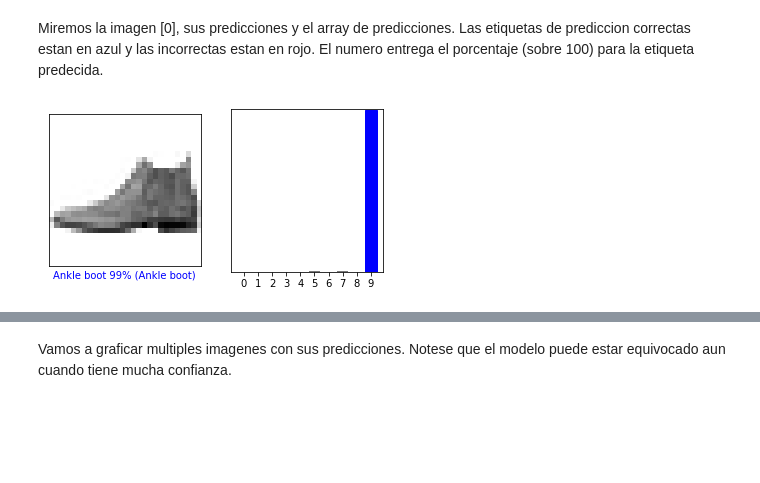
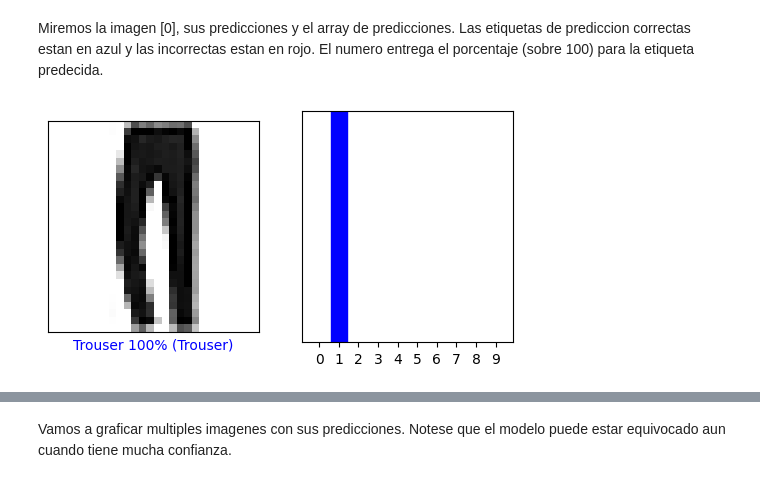
Before and after one commit to JLGOrtega/repo-clase-dsvlcsep24, a Jupyter notebook: 4-Deep_Learning/1-Intro Deep Learning/ejercicios/Deep Learning classification.ipynb, the cells around one changed output, grey strips where cells are left out. Drawn from its saved outputs; the diff is of its cells as text; code cells hidden in the pictures; blank space fills up the shorter version.

```diff
--- a/4-Deep_Learning/1-Intro Deep Learning/ejercicios/Deep Learning classification.ipynb
+++ b/4-Deep_Learning/1-Intro Deep Learning/ejercicios/Deep Learning classification.ipynb
@@ -168,3 +182,27 @@ Construye todas las capas del modelo.
 # 3 densas 128, 128 y 64
 
 # la capa de salida con numero de nodos y loss para la tarea de clasificacion que nos atañe
+
+model = Sequential()
+
+model.add(Flatten(input_shape=(28,28)))
+
+model.add(Dense(128, activation="relu"))
+# model.add(Activation("relu"))
+model.add(Dropout(0.3))
+
+model.add(Dense(128, activation="relu"))
+# model.add(Activation("relu"))
+model.add(Dropout(0.3))
+
+model.add(Dense(64, activation="relu"))
+# model.add(Activation("relu"))
+model.add(Dropout(0.3))
+
+model.add(Dense(10, activation="softmax"))
+# %%
+model.compile(
+    loss="sparse_categorical_crossentropy",
+    metrics=["accuracy"],
+    optimizer="adam"
+)
@@ -209,5 +273,6 @@ _________________________________________________________________
 Empieza entrenándolo con 10 epochs. Prueba con más
 # %%
 # fit del modelo, sin validacion, 10 epocas
+history = model.fit(train_images, train_labels, epochs=10, batch_size=128, validation_split=0.05)
 # %% [output]
 Epoch 1/10
@@ -248,4 +312,7 @@ test_acc
 Con el modelo entrenado puedes usarlo para hacer predicciones sobre imagenes.
 # %%
 # model predict y shape de las predictions
+
+predictions = model.predict(test_images)
+predictions_arg = np.argmax(predictions, axis=1)
 # %% [output]
@@ -313,15 +389,15 @@ def plot_value_array(i, predictions_array, true_label):
 # %% [markdown]
 Miremos la imagen [0], sus predicciones y el array de predicciones. Las etiquetas de prediccion correctas estan en azul y las incorrectas estan en rojo. El numero entrega el porcentaje (sobre 100) para la etiqueta predecida.
 # %%
-i = 0
+i = 2
 plt.figure(figsize=(6,3))
 plt.subplot(1,2,1)
 plot_image(i, predictions[i], test_labels, test_images)
 plt.subplot(1,2,2)
 plot_value_array(i, predictions[i],  test_labels)
 plt.show()
 # %% [output]
-[figure, old version]
+[figure, new version]
 # %%
 i = 12
 plt.figure(figsize=(6,3))
```
Also changed, not shown: parts of 21 cells of this notebook, 5 other files.
